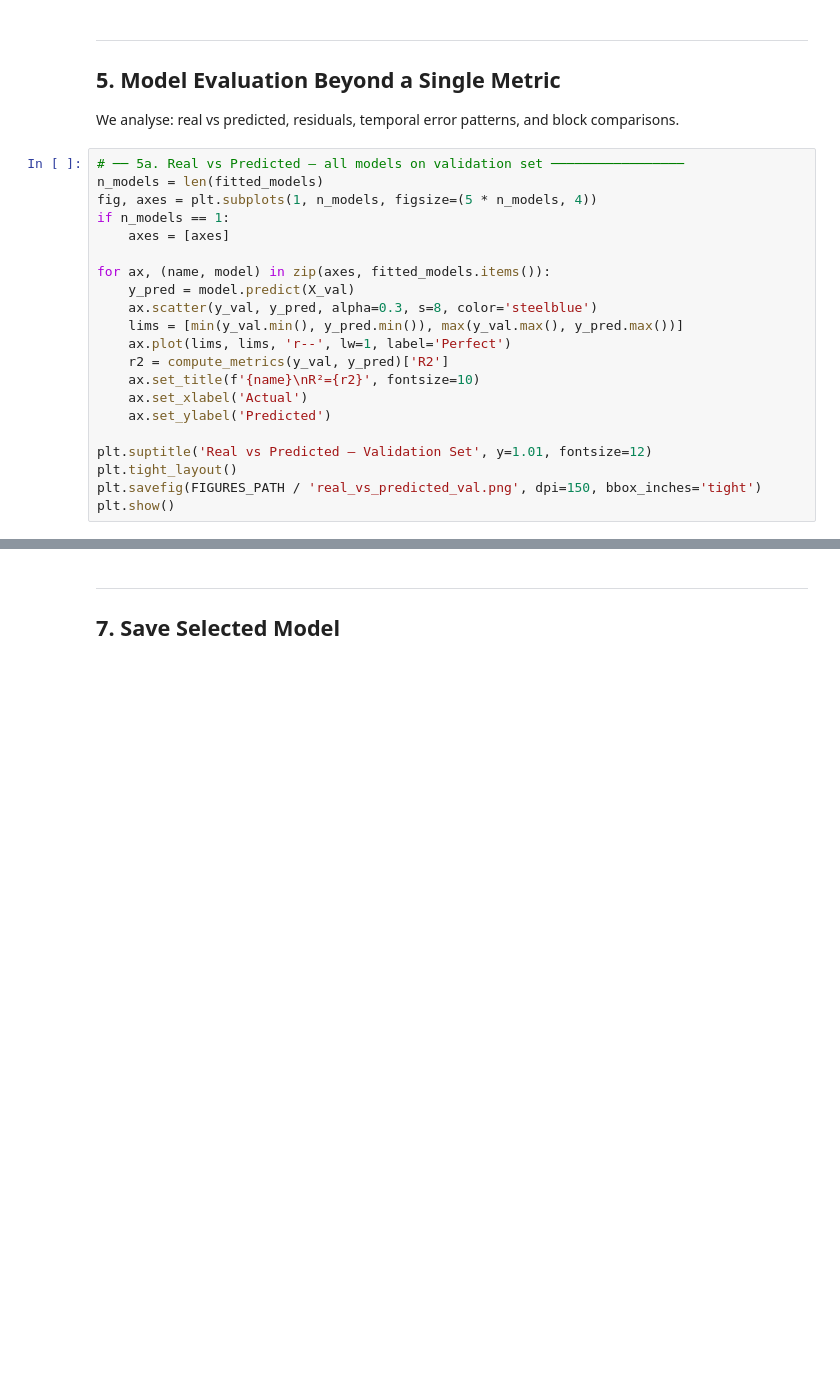
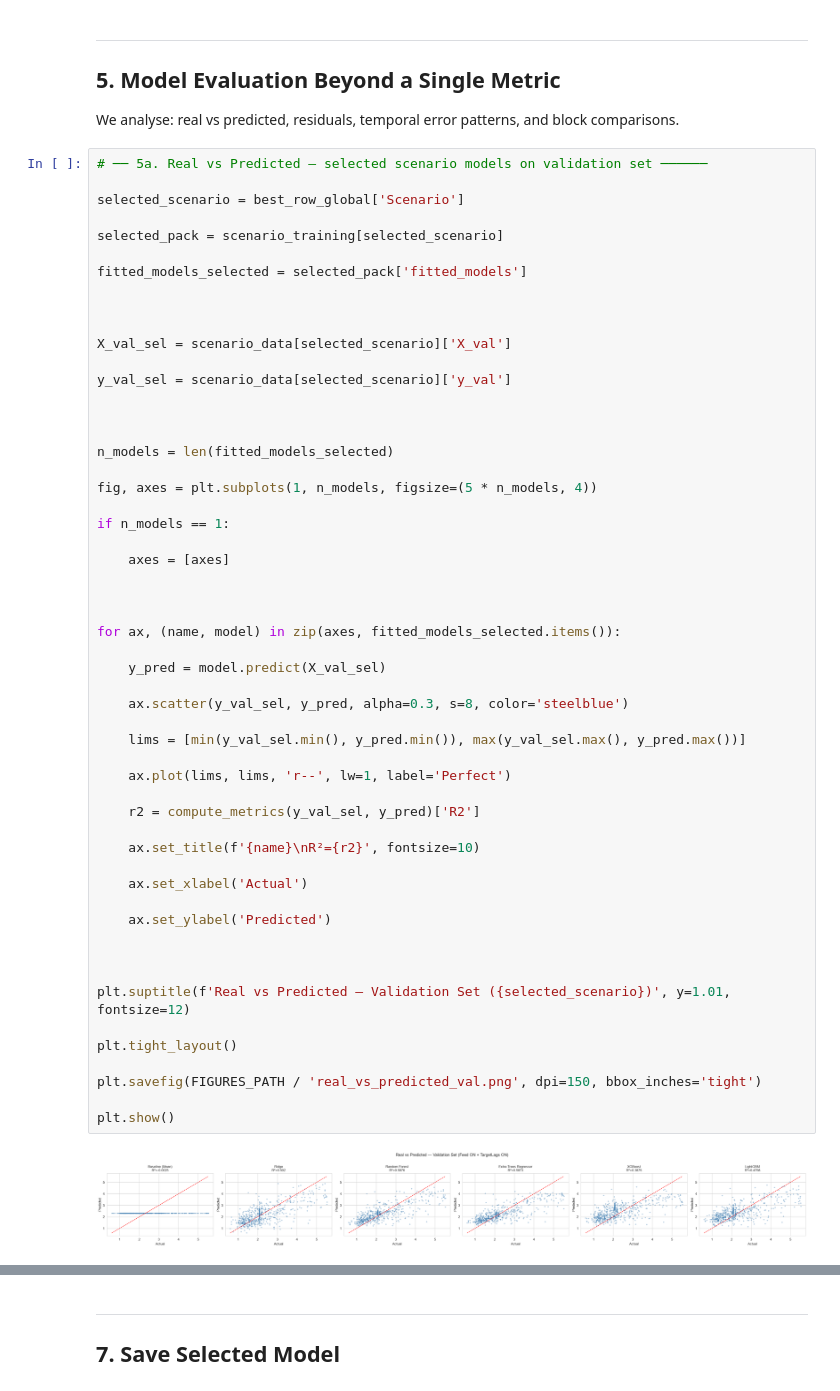
Before and after one commit to AAlvarezT/minsur_prediction, a Jupyter notebook: notebooks/02_feature_engineering_modeling.ipynb, the cells around one changed output, grey strips where cells are left out. Drawn from its saved outputs; the diff is of its cells as text; blank space fills up the shorter version.

Commit message:
(change) : escenarios cambiados para el nuevo modelo extratrees regressor

```diff
--- a/notebooks/02_feature_engineering_modeling.ipynb
+++ b/notebooks/02_feature_engineering_modeling.ipynb
@@ -128,24 +402,59 @@ metrics_table
 
 We analyse: real vs predicted, residuals, temporal error patterns, and block comparisons.
 # %%
-# ── 5a. Real vs Predicted — all models on validation set ─────────────────
-n_models = len(fitted_models)
+# ── 5a. Real vs Predicted — selected scenario models on validation set ──────
+
+selected_scenario = best_row_global['Scenario']
+
+selected_pack = scenario_training[selected_scenario]
+
+fitted_models_selected = selected_pack['fitted_models']
+
+
+
+X_val_sel = scenario_data[selected_scenario]['X_val']
+
+y_val_sel = scenario_data[selected_scenario]['y_val']
+
+
+
+n_models = len(fitted_models_selected)
+
 fig, axes = plt.subplots(1, n_models, figsize=(5 * n_models, 4))
+
 if n_models == 1:
+
     axes = [axes]
 
-for ax, (name, model) in zip(axes, fitted_models.items()):
-    y_pred = model.predict(X_val)
-    ax.scatter(y_val, y_pred, alpha=0.3, s=8, color='steelblue')
-    lims = [min(y_val.min(), y_pred.min()), max(y_val.max(), y_pred.max())]
+
+
+for ax, (name, model) in zip(axes, fitted_models_selected.items()):
+
+    y_pred = model.predict(X_val_sel)
+
+    ax.scatter(y_val_sel, y_pred, alpha=0.3, s=8, color='steelblue')
+
+    lims = [min(y_val_sel.min(), y_pred.min()), max(y_val_sel.max(), y_pred.max())]
+
     ax.plot(lims, lims, 'r--', lw=1, label='Perfect')
-    r2 = compute_metrics(y_val, y_pred)['R2']
+
+    r2 = compute_metrics(y_val_sel, y_pred)['R2']
+
     ax.set_title(f'{name}\nR²={r2}', fontsize=10)
+
     ax.set_xlabel('Actual')
+
     ax.set_ylabel('Predicted')
 
-plt.suptitle('Real vs Predicted — Validation Set', y=1.01, fontsize=12)
+
+
+plt.suptitle(f'Real vs Predicted — Validation Set ({selected_scenario})', y=1.01, fontsize=12)
+
 plt.tight_layout()
+
 plt.savefig(FIGURES_PATH / 'real_vs_predicted_val.png', dpi=150, bbox_inches='tight')
+
 plt.show()
+# %% [output]
+[figure, added]
 # %%
```
Also changed, not shown: parts of 18 cells of this notebook.
